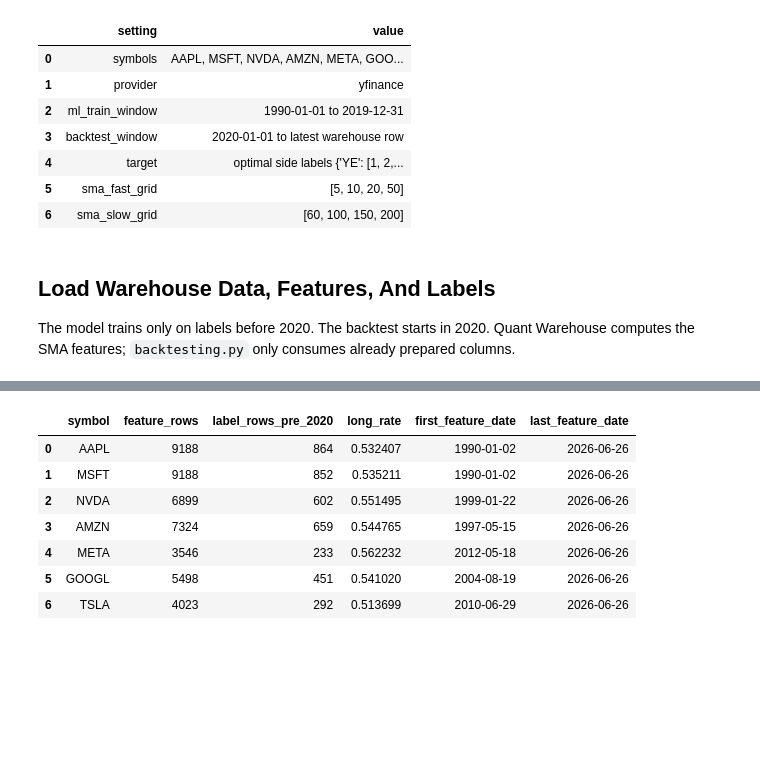
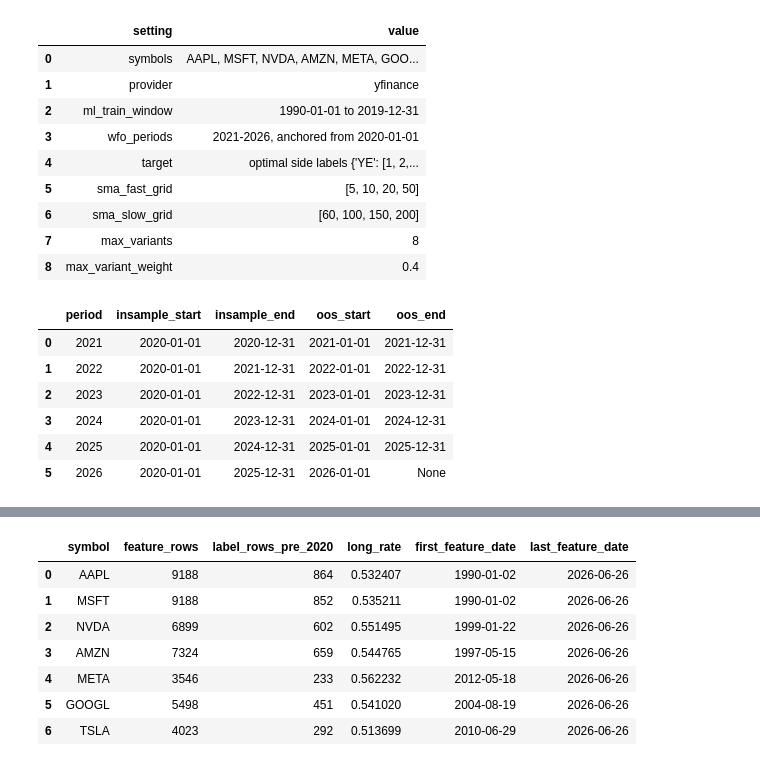
Before and after one commit to quantarb/quant-orchestrator, a Jupyter notebook: notebooks/ml_trading/ml_filtered_sma_trading.ipynb, the cells around one changed output, grey strips where cells are left out. Cells and saved outputs as stored; diff of their text form; code cells hidden in the pictures; blank space fills up the shorter version.

Commit message:
Add anchored ML trading WFO notebook

```diff
--- a/notebooks/ml_trading/ml_filtered_sma_trading.ipynb
+++ b/notebooks/ml_trading/ml_filtered_sma_trading.ipynb
@@ -49,43 +59,67 @@ from quant_orchestrator.platforms.backtesting_frameworks.shared import combine_e
 # %%
 SYMBOLS = ["AAPL", "MSFT", "NVDA", "AMZN", "META", "GOOGL", "TSLA"]
 PROVIDER = "yfinance"
-TRAIN_START = "1990-01-01"
-TRAIN_END = "2019-12-31"
-BACKTEST_START = "2020-01-01"
-BACKTEST_END = None
+ML_TRAIN_START = "1990-01-01"
+ML_TRAIN_END = "2019-12-31"
+WFO_START = "2020-01-01"
+FIRST_OOS_YEAR = 2021
+LAST_OOS_YEAR = 2026
 LABEL_K_PARAMS = {"YE": list(range(1, 13))}
 ML_FEATURE_COLUMNS = ["open", "high", "low", "close", "volume"]
 OHLCV_COLUMNS = ["open", "high", "low", "close", "volume"]
 FAST_WINDOWS = [5, 10, 20, 50]
 SLOW_WINDOWS = [60, 100, 150, 200]
 CAPITAL_BASE = 100_000.0
+MAX_VARIANTS = 8
+MAX_VARIANT_WEIGHT = 0.40
+MONTE_CARLO_ITERATIONS = 1000
 RANDOM_SEED = 20260629
 
 np.random.seed(RANDOM_SEED)
 random.seed(RANDOM_SEED)
 
+WFO_PERIODS = []
+for year in range(FIRST_OOS_YEAR, LAST_OOS_YEAR + 1):
+    WFO_PERIODS.append(
+        {
+            "period": str(year),
+            "insample_start": WFO_START,
+            "insample_end": f"{year - 1}-12-31",
+            "oos_start": f"{year}-01-01",
+            "oos_end": None if year == LAST_OOS_YEAR else f"{year}-12-31",
+        }
+    )
+
 config = pd.DataFrame(
     [
         {"setting": "symbols", "value": ", ".join(SYMBOLS)},
         {"setting": "provider", "value": PROVIDER},
-        {"setting": "ml_train_window", "value": f"{TRAIN_START} to {TRAIN_END}"},
-        {"setting": "backtest_window", "value": f"{BACKTEST_START} to latest warehouse row"},
+        {"setting": "ml_train_window", "value": f"{ML_TRAIN_START} to {ML_TRAIN_END}"},
+        {"setting": "wfo_periods", "value": f"{FIRST_OOS_YEAR}-{LAST_OOS_YEAR}, anchored from {WFO_START}"},
         {"setting": "target", "value": f"optimal side labels {LABEL_K_PARAMS}"},
         {"setting": "sma_fast_grid", "value": FAST_WINDOWS},
         {"setting": "sma_slow_grid", "value": SLOW_WINDOWS},
+        {"setting": "max_variants", "value": MAX_VARIANTS},
+        {"setting": "max_variant_weight", "value": MAX_VARIANT_WEIGHT},
     ]
 )
 display(config)
+display(pd.DataFrame(WFO_PERIODS))
 # %% [output]
 |  | setting | value |
 | 0 | symbols | AAPL, MSFT, NVDA, AMZN, META, GOO... |
 | 1 | provider | yfinance |
 | 2 | ml_train_window | 1990-01-01 to 2019-12-31 |
-| 3 | backtest_window | 2020-01-01 to latest warehouse row |
+| 3 | wfo_periods | 2021-2026, anchored from 2020-01-01 |
 | 4 | target | optimal side labels {'YE': [1, 2,... |
 | 5 | sma_fast_grid | [5, 10, 20, 50] |
 | 6 | sma_slow_grid | [60, 100, 150, 200] |
+| 7 | max_variants | 8 |
+| 8 | max_variant_weight | 0.4 |
+|  | period | insample_start | insample_end | oos_start | oos_end |
+| 0 | 2021 | 2020-01-01 | 2020-12-31 | 2021-01-01 | 2021-12-31 |
+| 1 | 2022 | 2020-01-01 | 2021-12-31 | 2022-01-01 | 2022-12-31 |
+| 2 | 2023 | 2020-01-01 | 2022-12-31 | 2023-01-01 | 2023-12-31 |
+| 3 | 2024 | 2020-01-01 | 2023-12-31 | 2024-01-01 | 2024-12-31 |
+| 4 | 2025 | 2020-01-01 | 2024-12-31 | 2025-01-01 | 2025-12-31 |
+| 5 | 2026 | 2020-01-01 | 2025-12-31 | 2026-01-01 | None |
-# %% [markdown]
-## Load Warehouse Data, Features, And Labels
-
-The model trains only on labels before 2020. The backtest starts in 2020. Quant Warehouse computes the SMA features; `backtesting.py` only consumes already prepared columns.
```
Also changed, not shown: parts of 21 cells of this notebook, 12 other files.
